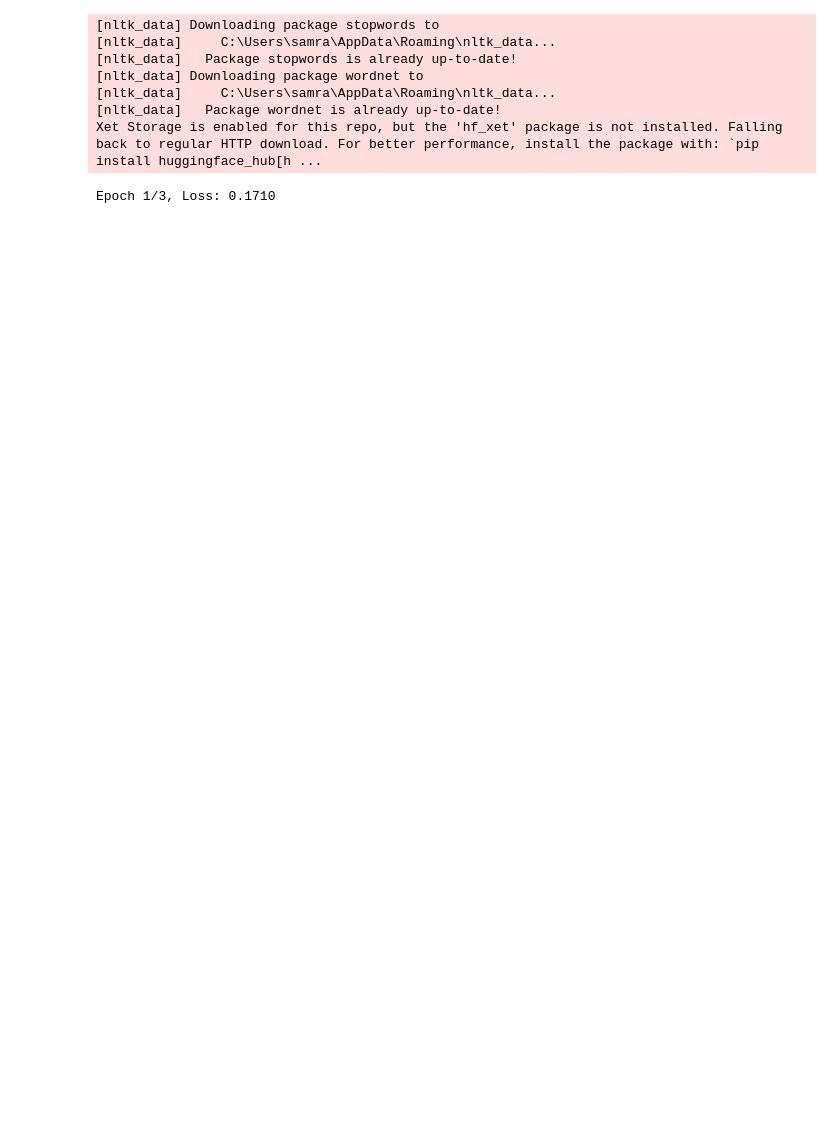
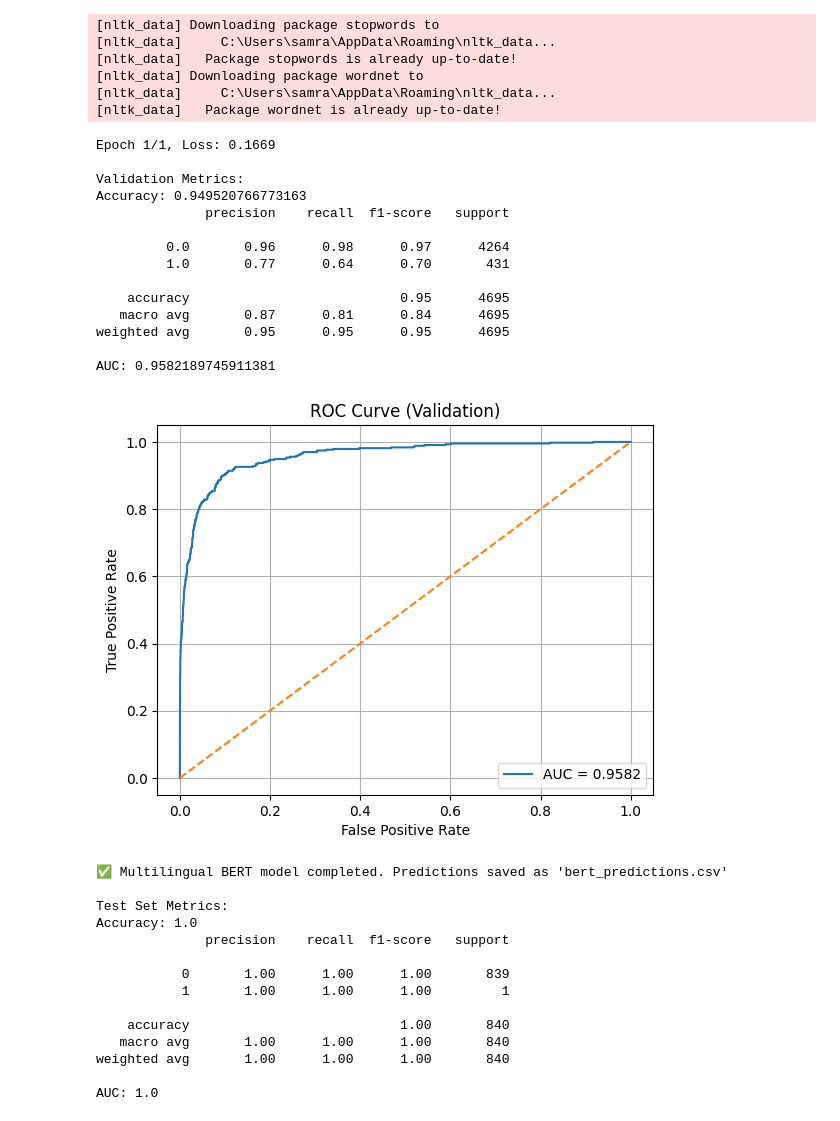
Before and after one commit to samratabduljalil/Offensive-Language-Classification, a Jupyter notebook: Task/model2_implementation.ipynb, the cells around one changed output. Saved outputs shown, nothing was run; the diff lists cells and outputs as text; code cells hidden in the pictures; blank space fills up the shorter version.

Commit message:
bert model trained perfectly

```diff
--- a/Task/model2_implementation.ipynb
+++ b/Task/model2_implementation.ipynb
@@ -127,7 +127,7 @@ model = ToxicClassifier().to(device)
 
 # Optimizer & Scheduler
 optimizer = AdamW(model.parameters(), lr=2e-5)
-epochs = 3
+epochs = 1
 total_steps = len(train_loader) * epochs
 scheduler = get_scheduler("linear", optimizer=optimizer, num_warmup_steps=0, num_training_steps=total_steps)
 loss_fn = nn.BCELoss()
@@ -213,32 +213,59 @@ submission = test_df[['id', 'toxic']]
 submission.to_csv("bert_predictions.csv", index=False)
 
 print("\n✅ Multilingual BERT model completed. Predictions saved as 'bert_predictions.csv'")
 
 # Optional: If true test labels exist, calculate metrics
 if 'toxic' in test_df.columns:
     print("\nTest Set Metrics:")
     print("Accuracy:", accuracy_score(test_df['toxic'], final_preds))
     print(classification_report(test_df['toxic'], final_preds))
     print("AUC:", roc_auc_score(test_df['toxic'], test_preds))
 
     fpr, tpr, _ = roc_curve(test_df['toxic'], test_preds)
     roc_auc = auc(fpr, tpr)
 
     plt.figure()
     plt.plot(fpr, tpr, label='AUC = %0.4f' % roc_auc)
     plt.plot([0, 1], [0, 1], linestyle='--')
     plt.xlabel('False Positive Rate')
     plt.ylabel('True Positive Rate')
     plt.title('ROC Curve (Test Set)')
     plt.legend()
     plt.grid()
     plt.show()
 # %% [output]
 [nltk_data] Downloading package stopwords to
 [nltk_data]     C:\Users\samra\AppData\Roaming\nltk_data...
 [nltk_data]   Package stopwords is already up-to-date!
 [nltk_data] Downloading package wordnet to
 [nltk_data]     C:\Users\samra\AppData\Roaming\nltk_data...
 [nltk_data]   Package wordnet is already up-to-date!
-Xet Storage is enabled for this repo, but the 'hf_xet' package is not installed. Falling back to regular HTTP download. For better performance, install the package with: `pip install huggingface_hub[h ...
-Epoch 1/3, Loss: 0.1710
+Epoch 1/1, Loss: 0.1669
+
+Validation Metrics:
+Accuracy: 0.949520766773163
+              precision    recall  f1-score   support
+
+         0.0       0.96      0.98      0.97      4264
+         1.0       0.77      0.64      0.70       431
+
+    accuracy                           0.95      4695
+   macro avg       0.87      0.81      0.84      4695
+weighted avg       0.95      0.95      0.95      4695
+
+AUC: 0.9582189745911381
+[figure, added]
+✅ Multilingual BERT model completed. Predictions saved as 'bert_predictions.csv'
+
+Test Set Metrics:
+Accuracy: 1.0
+              precision    recall  f1-score   support
+
+           0       1.00      1.00      1.00       839
+           1       1.00      1.00      1.00         1
+
+    accuracy                           1.00       840
+   macro avg       1.00      1.00      1.00       840
+weighted avg       1.00      1.00      1.00       840
+
+AUC: 1.0
```
Also changed, not shown: parts of 3 cells of this notebook, 2 other files.
